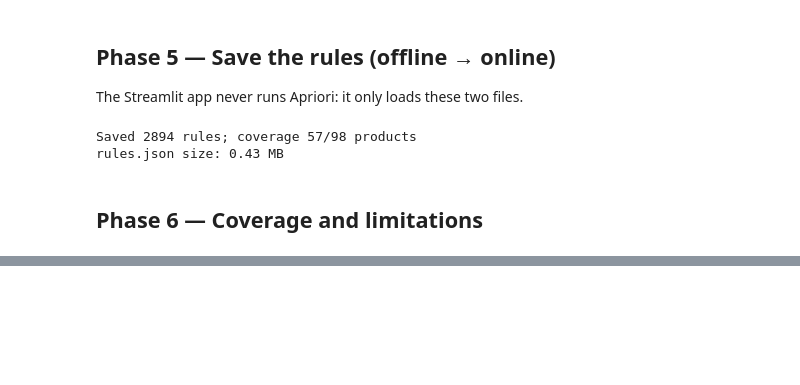
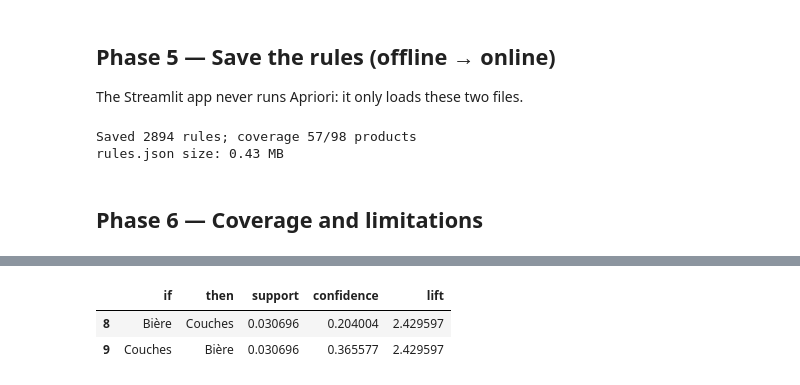
Before and after one commit to knikop/boreal-reco-knikop, a Jupyter notebook: notebooks/01_mining.ipynb, the cells around one changed output, grey strips where cells are left out. Cells and saved outputs as stored; diff of their text form; code cells hidden in the pictures; blank space fills up the shorter version.

```diff
--- a/notebooks/01_mining.ipynb
+++ b/notebooks/01_mining.ipynb
@@ -483,0 +509,7 @@ rules.json size: 0.43 MB
+# %%
+# The famous 'diapers and beer' rule (for the README's correlation-vs-causation section)
+display(simple[(simple['if'].isin(['Couches', 'Bière'])) & (simple['then'].isin(['Couches', 'Bière']))][cols])
+# %% [output]
+|  | if | then | support | confidence | lift |
+| 8 | Bière | Couches | 0.030696 | 0.204004 | 2.429597 |
+| 9 | Couches | Bière | 0.030696 | 0.365577 | 2.429597 |
```
Also changed, not shown: parts of 1 cell of this notebook.
